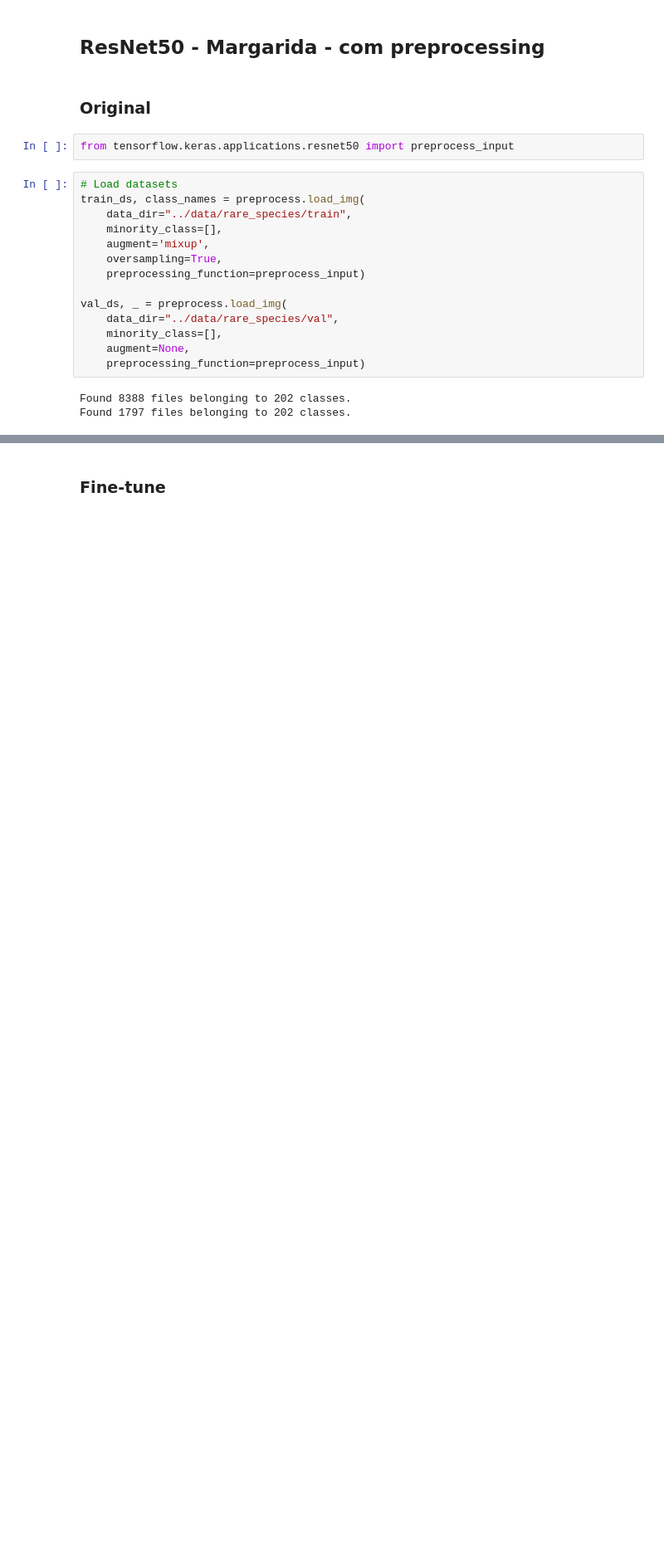
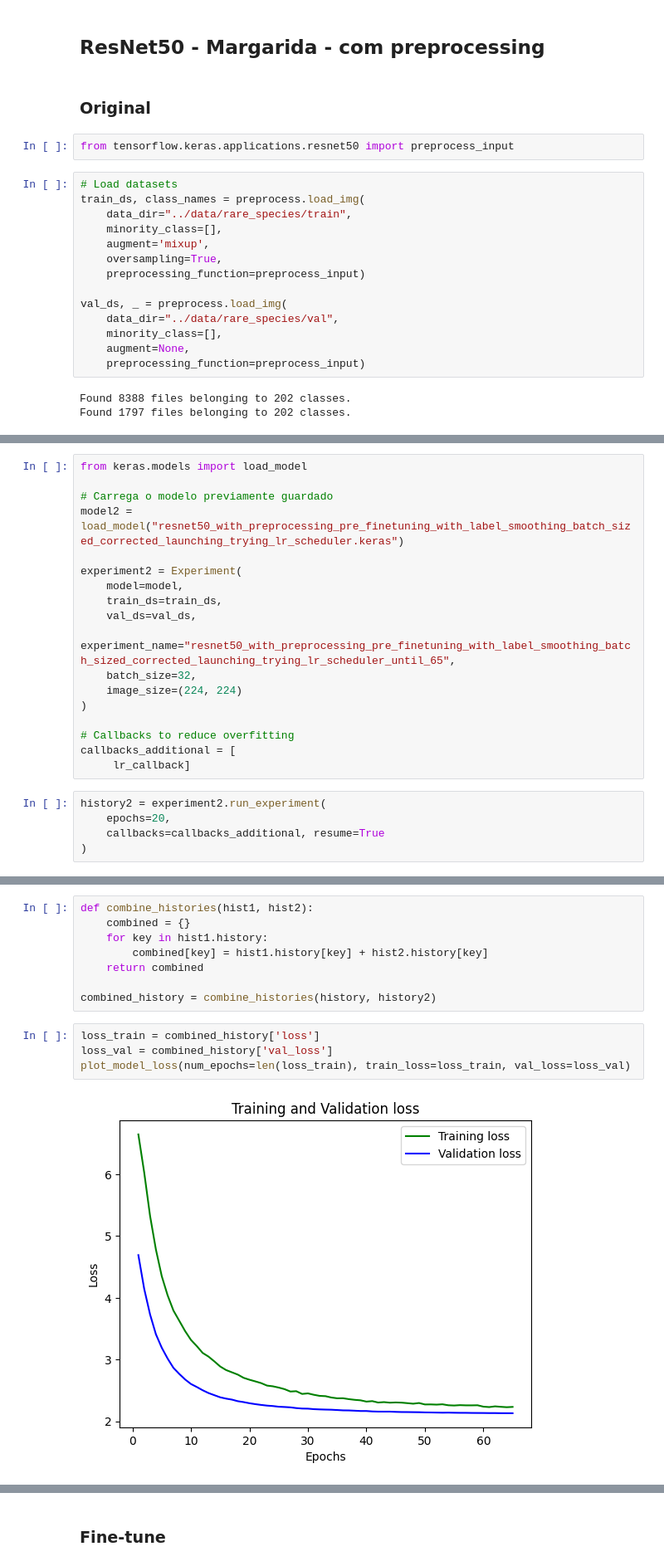
Before and after one commit to mgalao/deep-learning-project, a Jupyter notebook: project/DL_Pre_Trained_Models.ipynb, the cells around one changed output, grey strips where cells are left out. Shown at 83% size. Cells and saved outputs as stored; diff of their text form; blank space fills up the shorter version.

```diff
--- a/project/DL_Pre_Trained_Models.ipynb
+++ b/project/DL_Pre_Trained_Models.ipynb
@@ -463,0 +324,23 @@ NameError: name 'history_cont' is not defined
+# %%
+from keras.models import load_model
+
+# Carrega o modelo previamente guardado
+model2 = load_model("resnet50_with_preprocessing_pre_finetuning_with_label_smoothing_batch_sized_corrected_launching_trying_lr_scheduler.keras")
+
+experiment2 = Experiment(
+    model=model,
+    train_ds=train_ds,
+    val_ds=val_ds,
+    experiment_name="resnet50_with_preprocessing_pre_finetuning_with_label_smoothing_batch_sized_corrected_launching_trying_lr_scheduler_until_65",
+    batch_size=32,
+    image_size=(224, 224)
+)
+
+# Callbacks to reduce overfitting
+callbacks_additional = [
+     lr_callback]
+# %%
+history2 = experiment2.run_experiment(
+    epochs=20,
+    callbacks=callbacks_additional, resume=True
+)
@@ -463,0 +369,14 @@ NameError: name 'history_cont' is not defined
+# %%
+def combine_histories(hist1, hist2):
+    combined = {}
+    for key in hist1.history:
+        combined[key] = hist1.history[key] + hist2.history[key]
+    return combined
+
+combined_history = combine_histories(history, history2)
+# %%
+loss_train = combined_history['loss']
+loss_val = combined_history['val_loss']
+plot_model_loss(num_epochs=len(loss_train), train_loss=loss_train, val_loss=loss_val)
+# %% [output]
+[figure, added]
```
Also changed, not shown: parts of 51 cells of this notebook, 2 other files.
